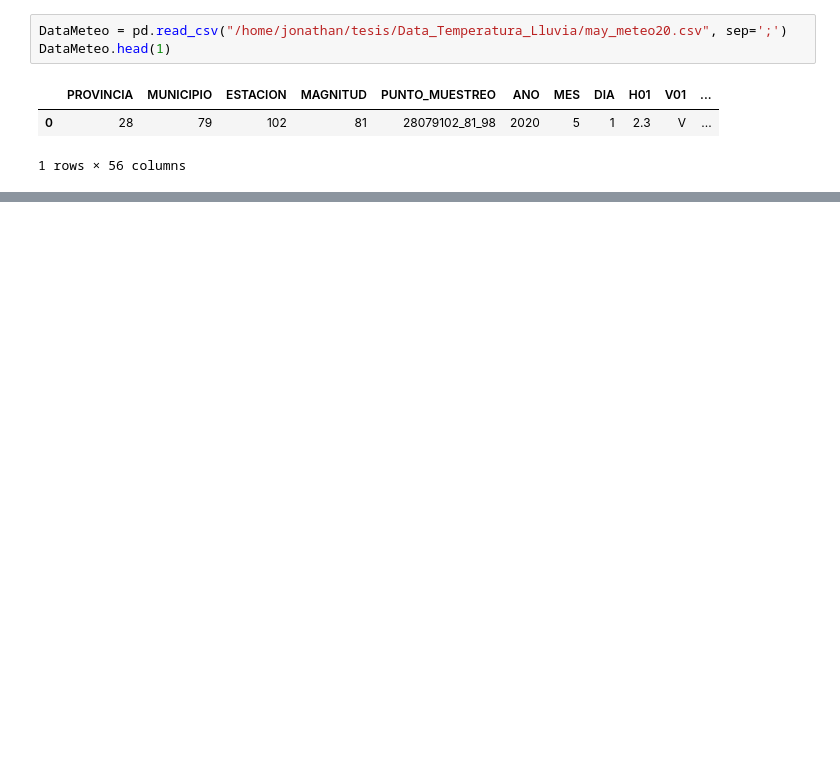
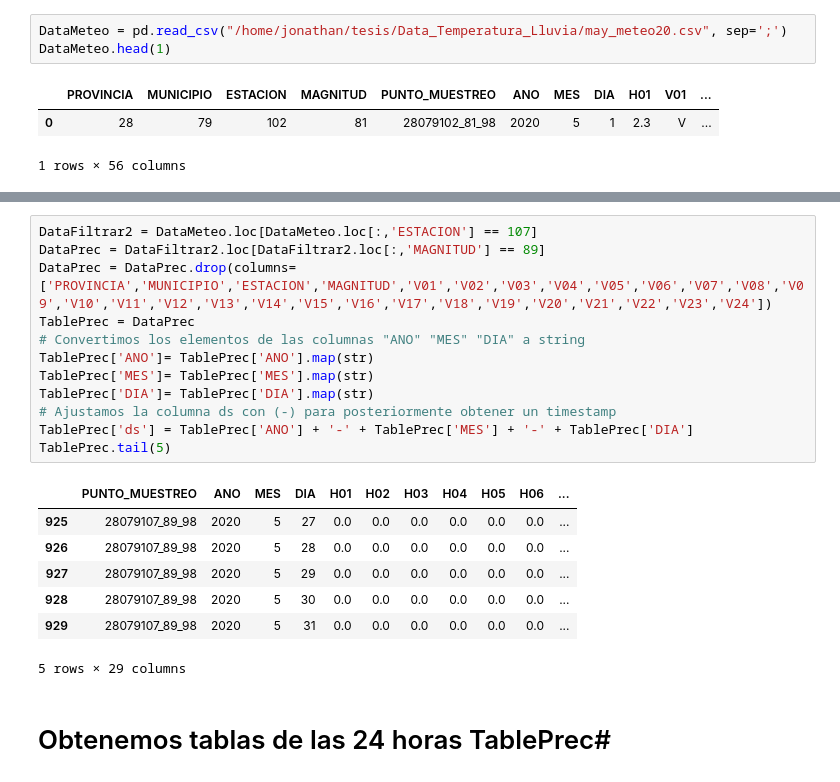
Before and after one commit to Jhonvalencia77/8vo_avance, a Jupyter notebook: Data_Metereologicos.ipynb, the cells around one changed output, grey strips where cells are left out. Saved outputs shown, nothing was run; the diff lists cells and outputs as text; blank space fills up the shorter version.

```diff
--- a/Data_Metereologicos.ipynb
+++ b/Data_Metereologicos.ipynb
@@ -281,0 +274,22 @@ TableTempF = pd.pivot_table(TableTempF, values=['ds'],columns=['H01'], index=["P
+# %%
+DataFiltrar2 = DataMeteo.loc[DataMeteo.loc[:,'ESTACION'] == 107]
+DataPrec = DataFiltrar2.loc[DataFiltrar2.loc[:,'MAGNITUD'] == 89]
+DataPrec = DataPrec.drop(columns=['PROVINCIA','MUNICIPIO','ESTACION','MAGNITUD','V01','V02','V03','V04','V05','V06','V07','V08','V09','V10','V11','V12','V13','V14','V15','V16','V17','V18','V19','V20','V21','V22','V23','V24'])
+TablePrec = DataPrec
+# Convertimos los elementos de las columnas "ANO" "MES" "DIA" a string
+TablePrec['ANO']= TablePrec['ANO'].map(str)
+TablePrec['MES']= TablePrec['MES'].map(str)
+TablePrec['DIA']= TablePrec['DIA'].map(str)
+# Ajustamos la columna ds con (-) para posteriormente obtener un timestamp
+TablePrec['ds'] = TablePrec['ANO'] + '-' + TablePrec['MES'] + '-' + TablePrec['DIA']
+TablePrec.tail(5)
+# %% [output]
+|  | PUNTO_MUESTREO | ANO | MES | DIA | H01 | H02 | H03 | H04 | H05 | H06 | ... |
+| 925 | 28079107_89_98 | 2020 | 5 | 27 | 0.0 | 0.0 | 0.0 | 0.0 | 0.0 | 0.0 | ... |
+| 926 | 28079107_89_98 | 2020 | 5 | 28 | 0.0 | 0.0 | 0.0 | 0.0 | 0.0 | 0.0 | ... |
+| 927 | 28079107_89_98 | 2020 | 5 | 29 | 0.0 | 0.0 | 0.0 | 0.0 | 0.0 | 0.0 | ... |
+| 928 | 28079107_89_98 | 2020 | 5 | 30 | 0.0 | 0.0 | 0.0 | 0.0 | 0.0 | 0.0 | ... |
+| 929 | 28079107_89_98 | 2020 | 5 | 31 | 0.0 | 0.0 | 0.0 | 0.0 | 0.0 | 0.0 | ... |
+5 rows × 29 columns
+# %% [markdown]
+# Obtenemos tablas de las 24 horas TablePrec#
```
Also changed, not shown: parts of 88 cells of this notebook, 1 other file.
